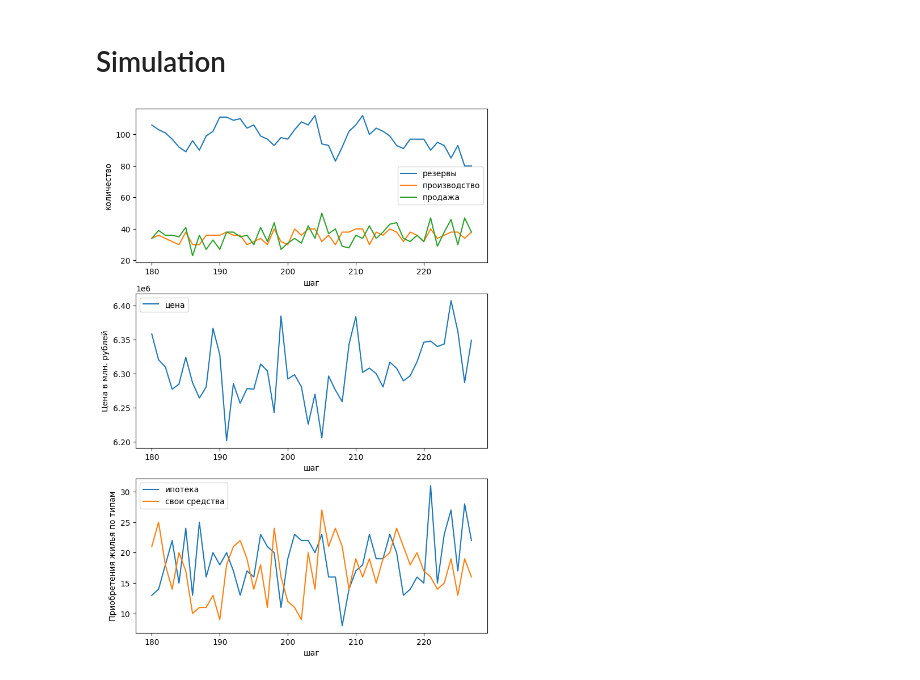
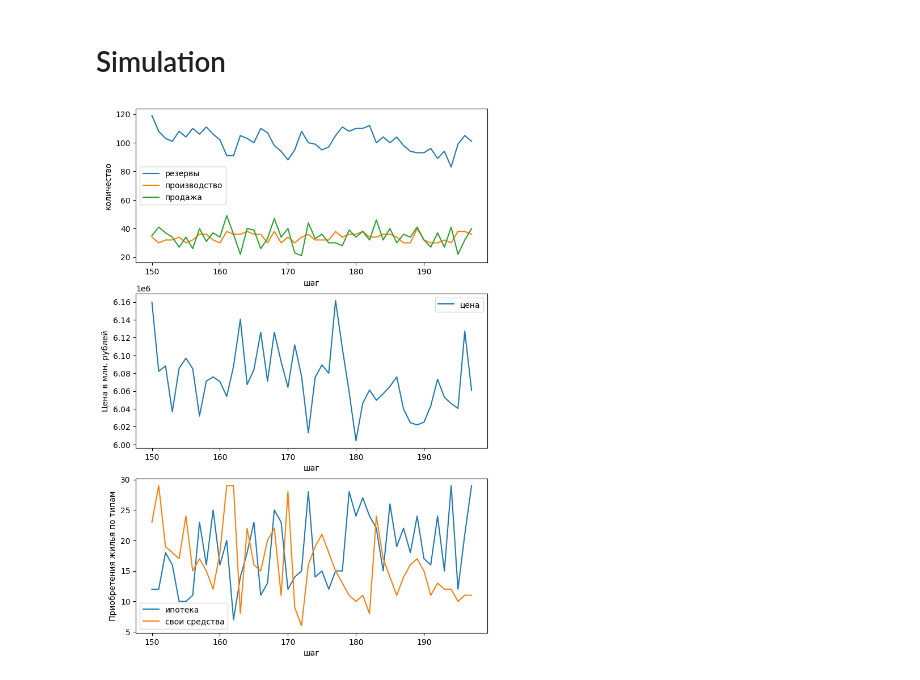
Before and after one commit to Hell-Writer/diploma, a Jupyter notebook: notebooks/base_model.ipynb, the cells around one changed output. Cells and saved outputs as stored; diff of their text form; code cells hidden in the pictures.

```diff
--- a/notebooks/base_model.ipynb
+++ b/notebooks/base_model.ipynb
@@ -21,28 +21,28 @@ model = WorldModel(num_buyers=10000)
 model.mortgage_rate = 0.1
 model.youth_mortgage_rate = model.mortgage_rate
 model.family_mortgage_rate = model.mortgage_rate
-for month in range(360):
+for month in range(200):
     model.step()
 # %%
 fig, (ax1, ax2, ax3) = plt.subplots(3, figsize=(8,12))
 
-ax1.plot(model.datacollector.get_model_vars_dataframe()[['alt_reserve', 'produce', 'sold']][180:228])
+ax1.plot(model.datacollector.get_model_vars_dataframe()[['alt_reserve', 'produce', 'sold']][150:198])
 ax1.legend(['резервы', 'производство', 'продажа'])
 ax1.set_ylabel('количество')
 ax1.set_xlabel('шаг')
 
-ax2.plot(model.datacollector.get_model_vars_dataframe()[['sold_price']][180:228])
+ax2.plot(model.datacollector.get_model_vars_dataframe()[['sold_price']][150:198])
 ax2.legend(['цена'])
 ax2.set_ylabel('Цена в млн. рублей')
 ax2.set_xlabel('шаг')
 
 
-ax3.plot(model.datacollector.get_model_vars_dataframe()[['cash_bought', 'mortgages_bought']][180:228])
+ax3.plot(model.datacollector.get_model_vars_dataframe()[['cash_bought', 'mortgages_bought']][150:198])
 ax3.legend(['ипотека', 'свои средства'])
 ax3.set_ylabel('Приобретения жилья по типам')
 ax3.set_xlabel('шаг');
 # %% [output]
-[figure, old version]
+[figure, new version]
 # %%
 fig, (ax1, ax2) = plt.subplots(2, figsize=(8,8))
 
```
Also changed, not shown: parts of 1 cell of this notebook, 6 other files.
